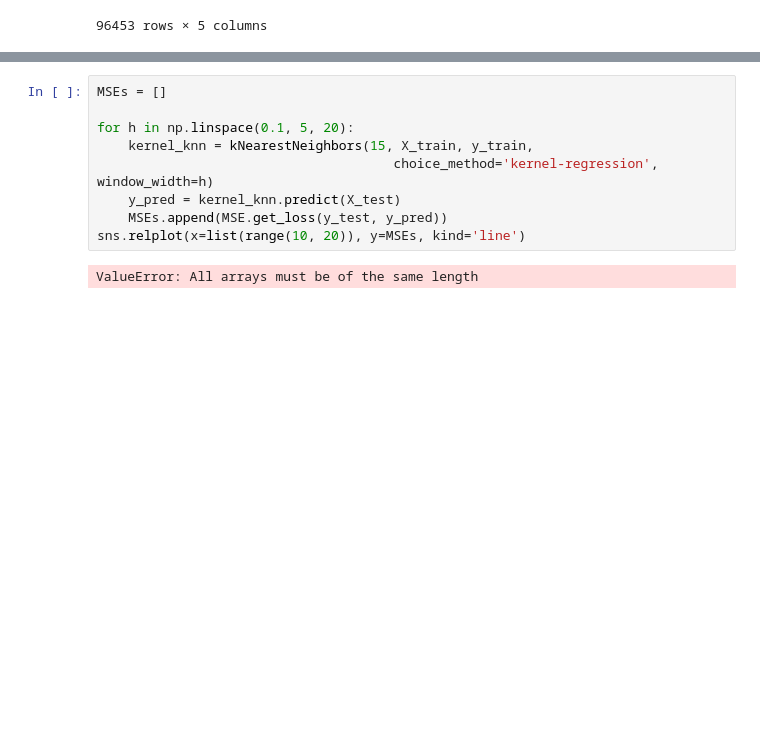
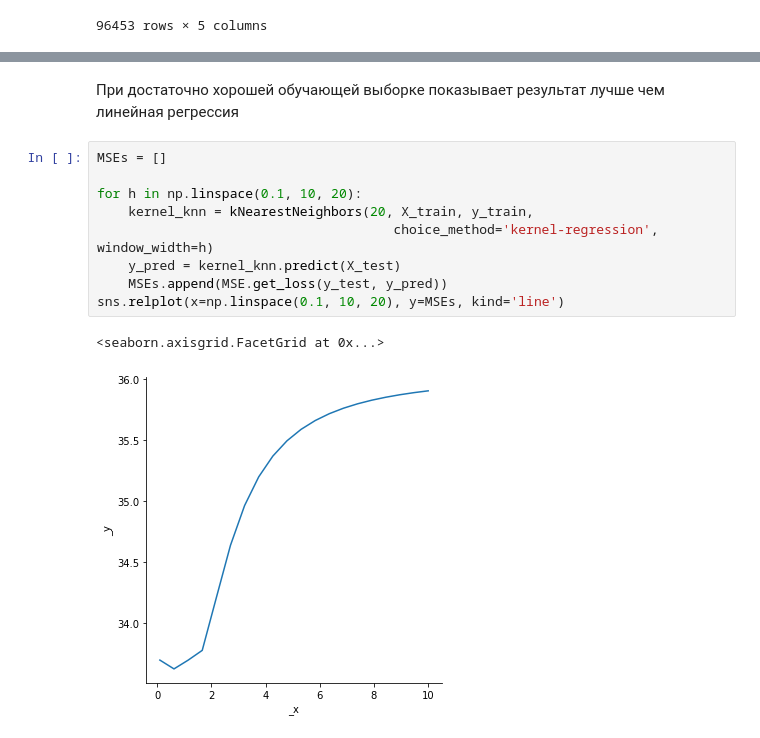
Before and after one commit to shehamane/kurilib-ml, a Jupyter notebook: metric methods.ipynb, the cells around one changed output, grey strips where cells are left out. Saved outputs shown, nothing was run; the diff lists cells and outputs as text; blank space fills up the shorter version.

```diff
--- a/metric methods.ipynb
+++ b/metric methods.ipynb
@@ -179,11 +177,14 @@ sns.relplot(x=list(range(10, 20)), y=MSEs, kind='line')
+# %% [markdown]
+При достаточно хорошей обучающей выборке показывает результат лучше чем линейная регрессия
 # %%
 MSEs = []
 
-for h in np.linspace(0.1, 5, 20):
-    kernel_knn = kNearestNeighbors(15, X_train, y_train,
+for h in np.linspace(0.1, 10, 20):
+    kernel_knn = kNearestNeighbors(20, X_train, y_train,
                                       choice_method='kernel-regression', window_width=h)
     y_pred = kernel_knn.predict(X_test)
     MSEs.append(MSE.get_loss(y_test, y_pred))
-sns.relplot(x=list(range(10, 20)), y=MSEs, kind='line')
+sns.relplot(x=np.linspace(0.1, 10, 20), y=MSEs, kind='line')
 # %% [output]
-ValueError: All arrays must be of the same length
+<seaborn.axisgrid.FacetGrid at 0x...>
+[figure, added]
```
Also changed, not shown: parts of 2 cells of this notebook.
